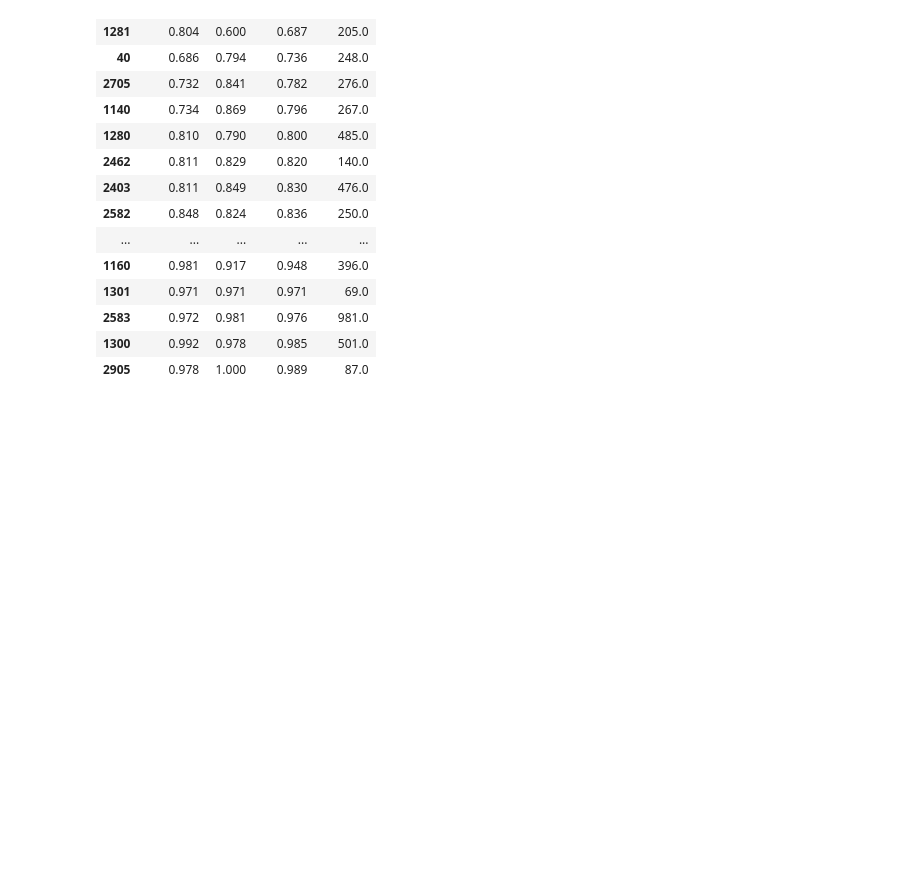
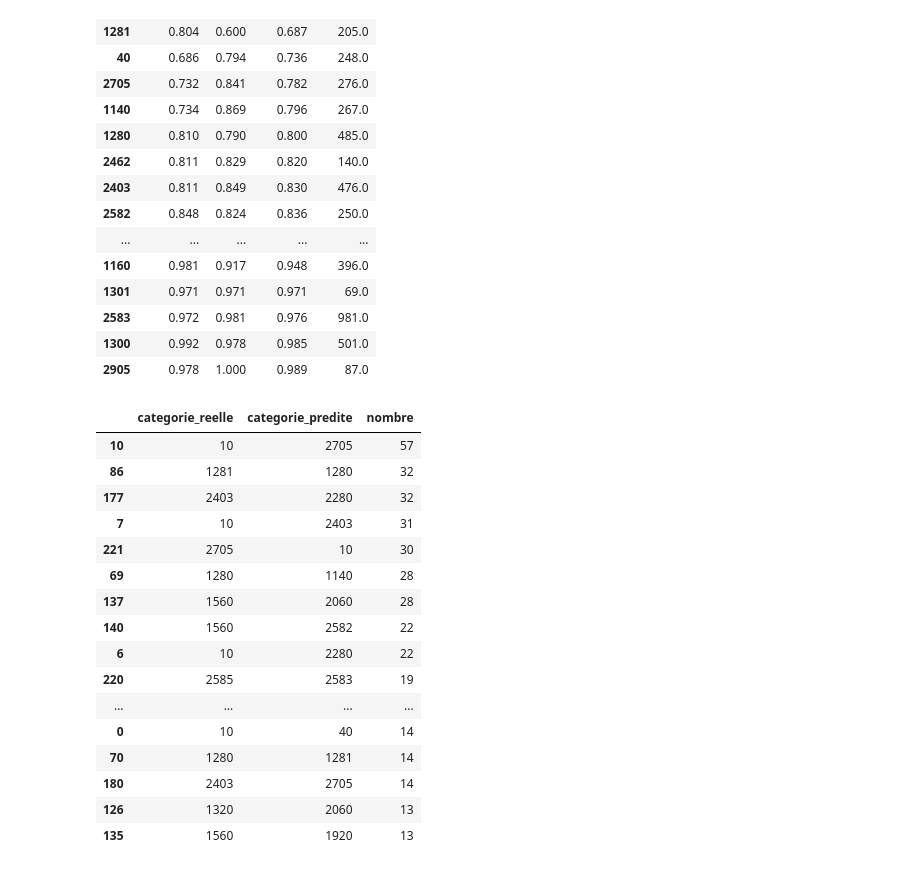
Before and after one commit to DataScientest-Studio/sep25_alt2_iia_rakuten_2, a Jupyter notebook: Modelisation/Modelisation_TL_txt.ipynb, the cells around one changed output. Drawn from its saved outputs; the diff is of its cells as text; code cells hidden in the pictures; blank space fills up the shorter version.

```diff
--- a/Modelisation/Modelisation_TL_txt.ipynb
+++ b/Modelisation/Modelisation_TL_txt.ipynb
@@ -381,3 +382,16 @@ Epoch 2/3 | Train loss : 0.4654 | Val loss : 0.5178 | Accuracy : 0.8672 | F1 mac
 Meilleurs poids sauvegardés.
 Epoch 3/3 | Train loss : 0.3659 | Val loss : 0.5388 | Accuracy : 0.8731 | F1 macro : 0.8554 | Durée : 115.1 min | VRAM : 3.81 Go
 Meilleurs poids sauvegardés.
+# %%
+# Chargement des poids entraînés
+# ------------------------------------------------------------
+chemin_poids = "../csv/meilleurs_poids_camembert.pt"
+
+model.load_state_dict(
+    torch.load(chemin_poids, map_location=device, weights_only=True)
+)
+
+model.to(device)
+model.eval()
+
+print("Poids entraînés chargés sur :", next(model.parameters()).device)
@@ -472,3 +488,43 @@ display(resultats_classes.round(3))
 | 2583 | 0.972 | 0.981 | 0.976 | 981.0 |
 | 1300 | 0.992 | 0.978 | 0.985 | 501.0 |
 | 2905 | 0.978 | 1.000 | 0.989 | 87.0 |
+# %%
+# Catégories réelles et prédites en prdtypecode
+# ------------------------------------------------------------
+indices_predits = logits_val.argmax(dim=1).numpy()
+indices_reels = labels_val.numpy()
+
+erreurs = pd.DataFrame({
+    "categorie_reelle": [idx_to_code[i] for i in indices_reels],
+    "categorie_predite": [idx_to_code[i] for i in indices_predits]
+})
+
+# Comptage des confusions
+# ------------------------------------------------------------
+confusions = (
+    erreurs[erreurs["categorie_reelle"] != erreurs["categorie_predite"]]
+    .groupby(["categorie_reelle", "categorie_predite"])
+    .size()
+    .reset_index(name="nombre")
+    .sort_values("nombre", ascending=False)
+)
+
+display(confusions.head(20))
+# %% [output]
+|  | categorie_reelle | categorie_predite | nombre |
+| 10 | 10 | 2705 | 57 |
+| 86 | 1281 | 1280 | 32 |
+| 177 | 2403 | 2280 | 32 |
+| 7 | 10 | 2403 | 31 |
+| 221 | 2705 | 10 | 30 |
+| 69 | 1280 | 1140 | 28 |
+| 137 | 1560 | 2060 | 28 |
+| 140 | 1560 | 2582 | 22 |
+| 6 | 10 | 2280 | 22 |
+| 220 | 2585 | 2583 | 19 |
+| ... | ... | ... | ... |
+| 0 | 10 | 40 | 14 |
+| 70 | 1280 | 1281 | 14 |
+| 180 | 2403 | 2705 | 14 |
+| 126 | 1320 | 2060 | 13 |
+| 135 | 1560 | 1920 | 13 |
```
Also changed, not shown: parts of 3 cells of this notebook.
